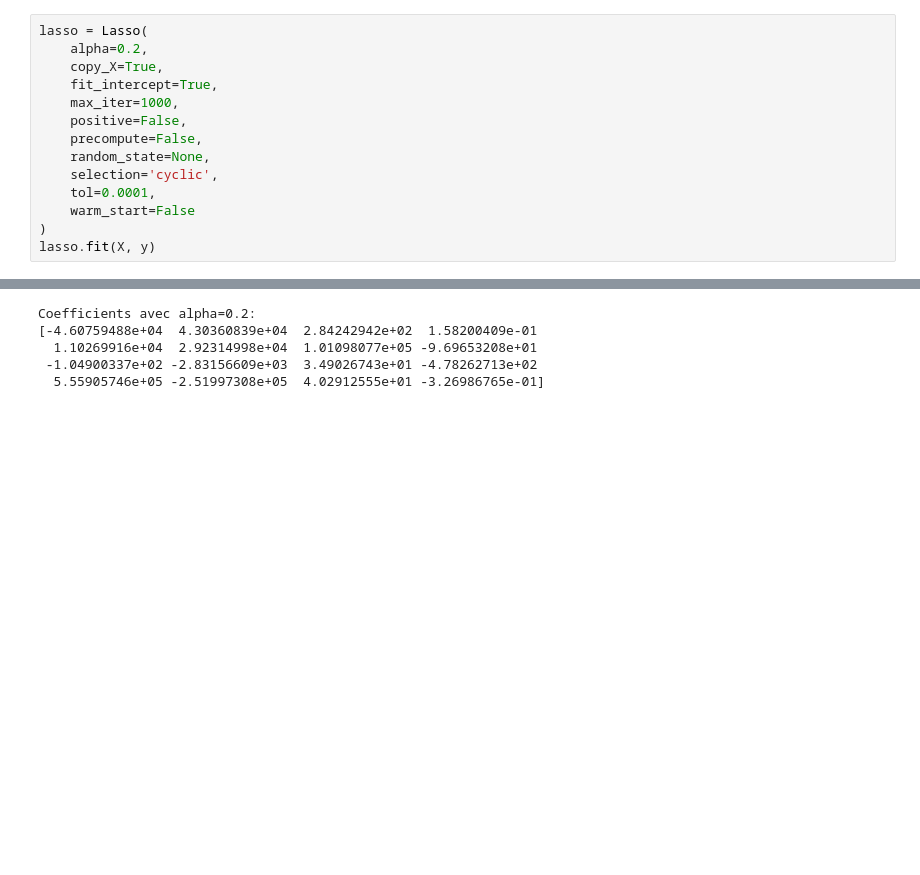
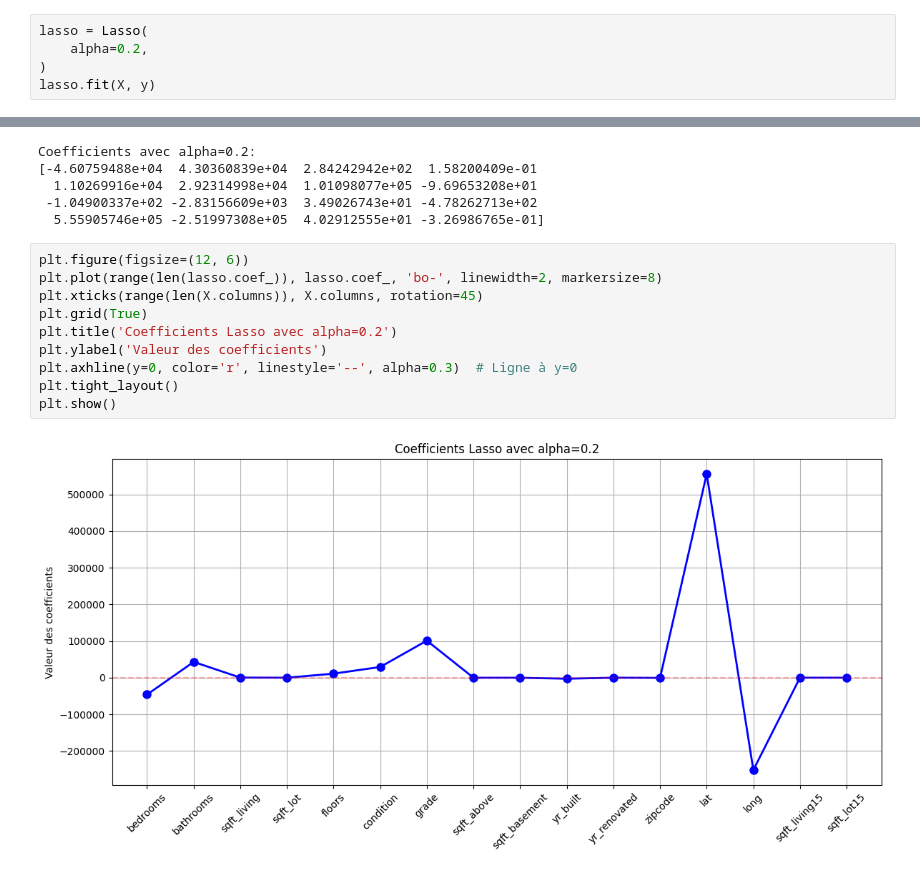
Before and after one commit to Tarikokc/M1_ML, a Jupyter notebook: Semaine du 11/TP/lasso.ipynb, the cells around one changed output, grey strips where cells are left out. Drawn from its saved outputs; the diff is of its cells as text; blank space fills up the shorter version.

Commit message:
TP LASSO

```diff
--- a/Semaine du 11/TP/lasso.ipynb
+++ b/Semaine du 11/TP/lasso.ipynb
@@ -40,15 +41,6 @@ Colonnes utilisées pour la prédiction:
 # %%
 lasso = Lasso(
     alpha=0.2,
-    copy_X=True,
-    fit_intercept=True,
-    max_iter=1000,
-    positive=False,
-    precompute=False,
-    random_state=None,
-    selection='cyclic',
-    tol=0.0001,
-    warm_start=False
 )
 lasso.fit(X, y)
 # %% [output]
@@ -62,3 +54,15 @@ Coefficients avec alpha=0.2:
   1.10269916e+04  2.92314998e+04  1.01098077e+05 -9.69653208e+01
  -1.04900337e+02 -2.83156609e+03  3.49026743e+01 -4.78262713e+02
   5.55905746e+05 -2.51997308e+05  4.02912555e+01 -3.26986765e-01]
+# %%
+plt.figure(figsize=(12, 6))
+plt.plot(range(len(lasso.coef_)), lasso.coef_, 'bo-', linewidth=2, markersize=8)
+plt.xticks(range(len(X.columns)), X.columns, rotation=45)
+plt.grid(True)
+plt.title('Coefficients Lasso avec alpha=0.2')
+plt.ylabel('Valeur des coefficients')
+plt.axhline(y=0, color='r', linestyle='--', alpha=0.3)  # Ligne à y=0
+plt.tight_layout()
+plt.show()
+# %% [output]
+[figure, added]
```
Also changed, not shown: parts of 5 cells of this notebook.
